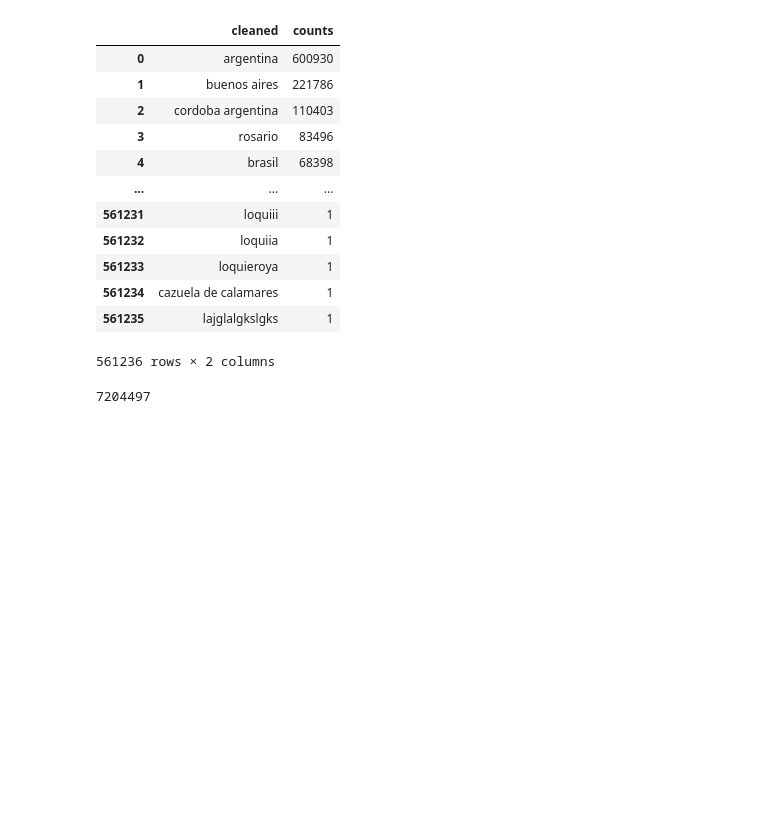
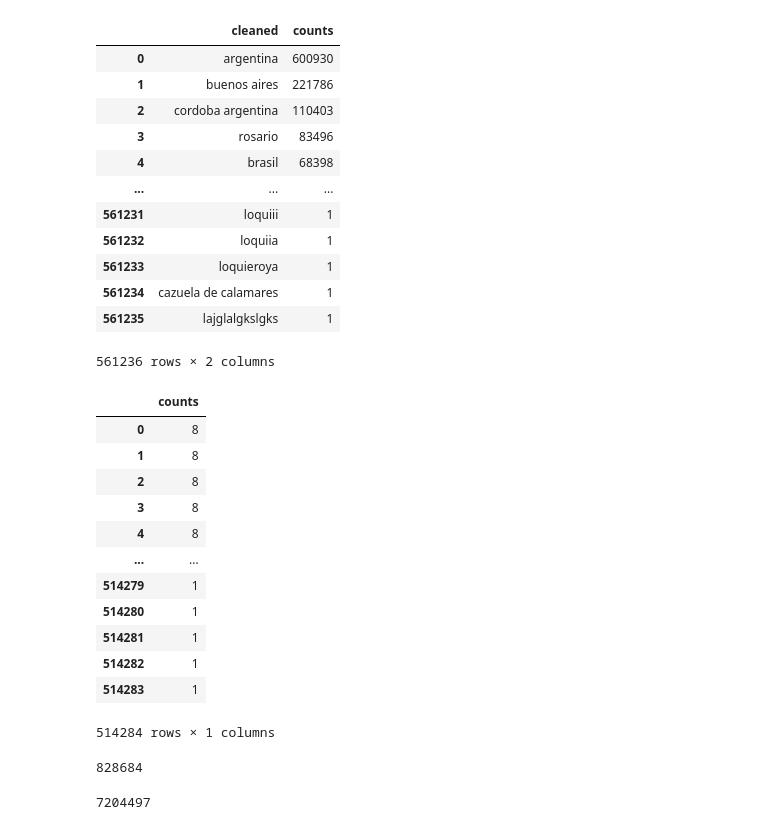
Before and after one commit to elizaveta-abel/MT5599-AWS, a Jupyter notebook: time_series/processing_tweets/google_api.ipynb, the cells around one changed output. Drawn from its saved outputs; the diff is of its cells as text; code cells hidden in the pictures; blank space fills up the shorter version.

```diff
--- a/time_series/processing_tweets/google_api.ipynb
+++ b/time_series/processing_tweets/google_api.ipynb
@@ -235,6 +235,29 @@ cleaned_locations
 # %%
 discarded_locations = cleaned_locations.counts[cleaned_locations.counts <= 8]
 discarded_locations.to_csv("../results/temp_data/discarded_locations.csv", index=False)
+# %%
+import pandas as pd
+
+discarded_locations = pd.read_csv("../results/temp_data/discarded_locations.csv")
+discarded_locations
+# %% [output]
+|  | counts |
+| 0 | 8 |
+| 1 | 8 |
+| 2 | 8 |
+| 3 | 8 |
+| 4 | 8 |
+| ... | ... |
+| 514279 | 1 |
+| 514280 | 1 |
+| 514281 | 1 |
+| 514282 | 1 |
+| 514283 | 1 |
+514284 rows × 1 columns
+# %%
+discarded_locations.counts.sum()
+# %% [output]
+828684
 # %%
 sum(cleaned_locations.counts[cleaned_locations.counts > 8])
 # %% [output]
```
Also changed, not shown: parts of 1 cell of this notebook, 6 other files.
